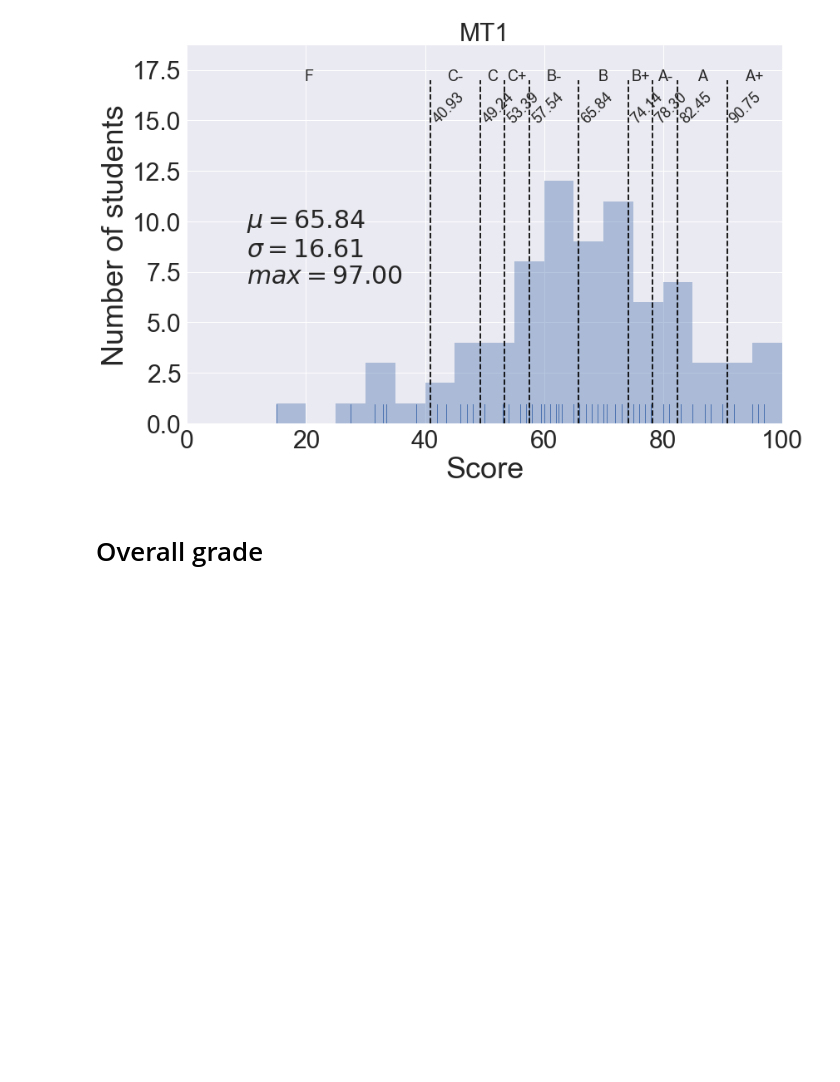
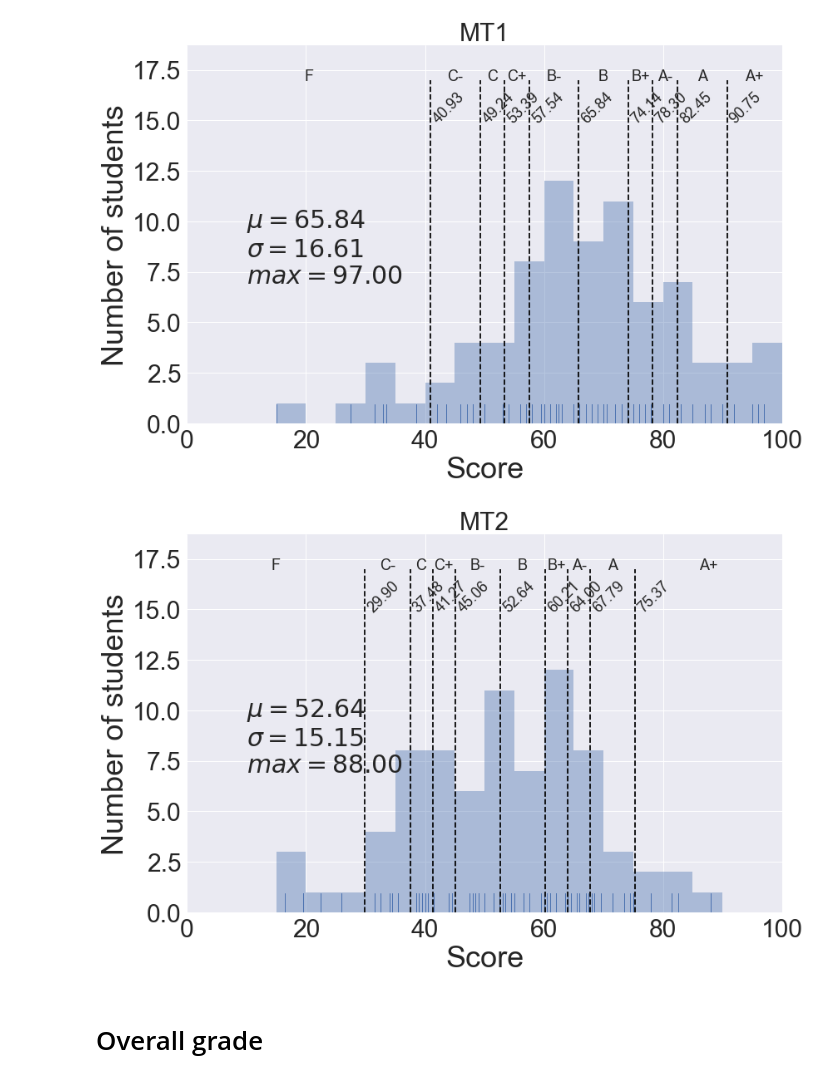
Before and after one commit to materialsvirtuallab/nano106, a Jupyter notebook: grades/Spring2017/Grade Stats.ipynb, the cells around one changed output. Drawn from its saved outputs; the diff is of its cells as text; code cells hidden in the pictures; blank space fills up the shorter version.

```diff
--- a/grades/Spring2017/Grade Stats.ipynb
+++ b/grades/Spring2017/Grade Stats.ipynb
@@ -170,7 +170,9 @@ cutoffs = bar_plot(d, "MT1", annotate=True)
 # %% [output]
 [figure]
 # %%
-#cutoffs = bar_plot(d, "MT2", annotate=True)
+cutoffs = bar_plot(d, "MT2", annotate=True)
+# %% [output]
+[figure, added]
 # %%
 #cutoffs = bar_plot(d, "Final", annotate=True)
 # %% [markdown]
```
Also changed, not shown: parts of 2 cells of this notebook.
